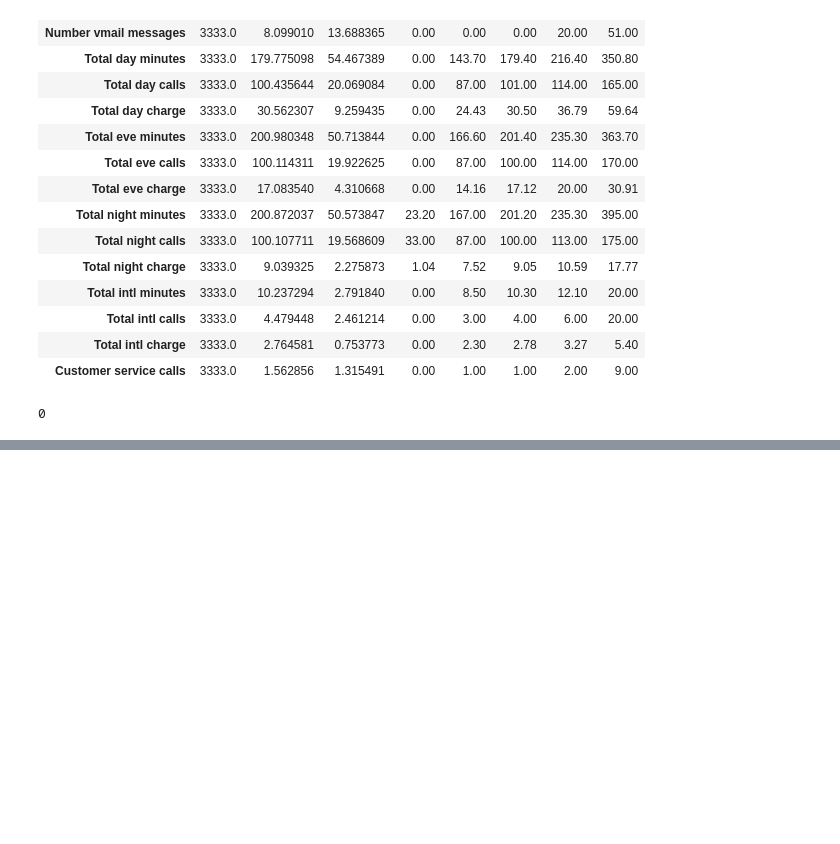
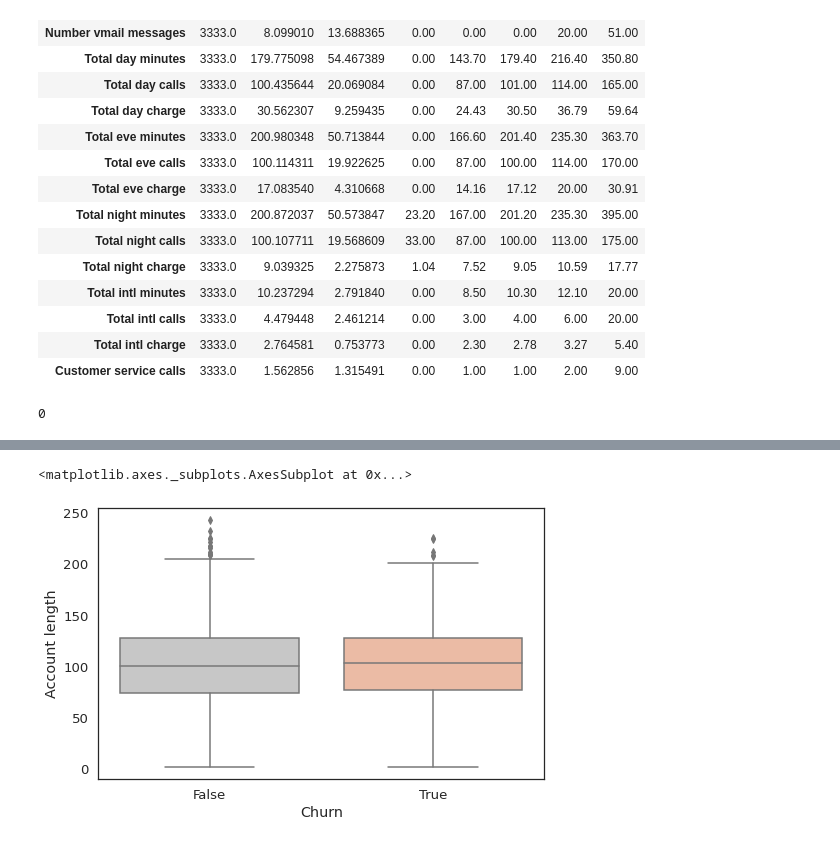
Before and after one commit to GhostML/Telecom-Churn-EDA, a Jupyter notebook: Telecom_Churn_Analysis_Capstone_Project.ipynb, the cells around one changed output, grey strips where cells are left out. Saved outputs shown, nothing was run; the diff lists cells and outputs as text; code cells hidden in the pictures; blank space fills up the shorter version.

```diff
--- a/Telecom_Churn_Analysis_Capstone_Project.ipynb
+++ b/Telecom_Churn_Analysis_Capstone_Project.ipynb
@@ -119,0 +178,9 @@ sns.heatmap(corr,
+# %%
+plt.figure(figsize=(8, 5))
+sns.boxplot(x='Churn',
+            y='Account length',
+            data = df,
+            palette="RdGy_r",)
+# %% [output]
+<matplotlib.axes._subplots.AxesSubplot at 0x...>
+[figure, added]
```
Also changed, not shown: parts of 12 cells of this notebook.
